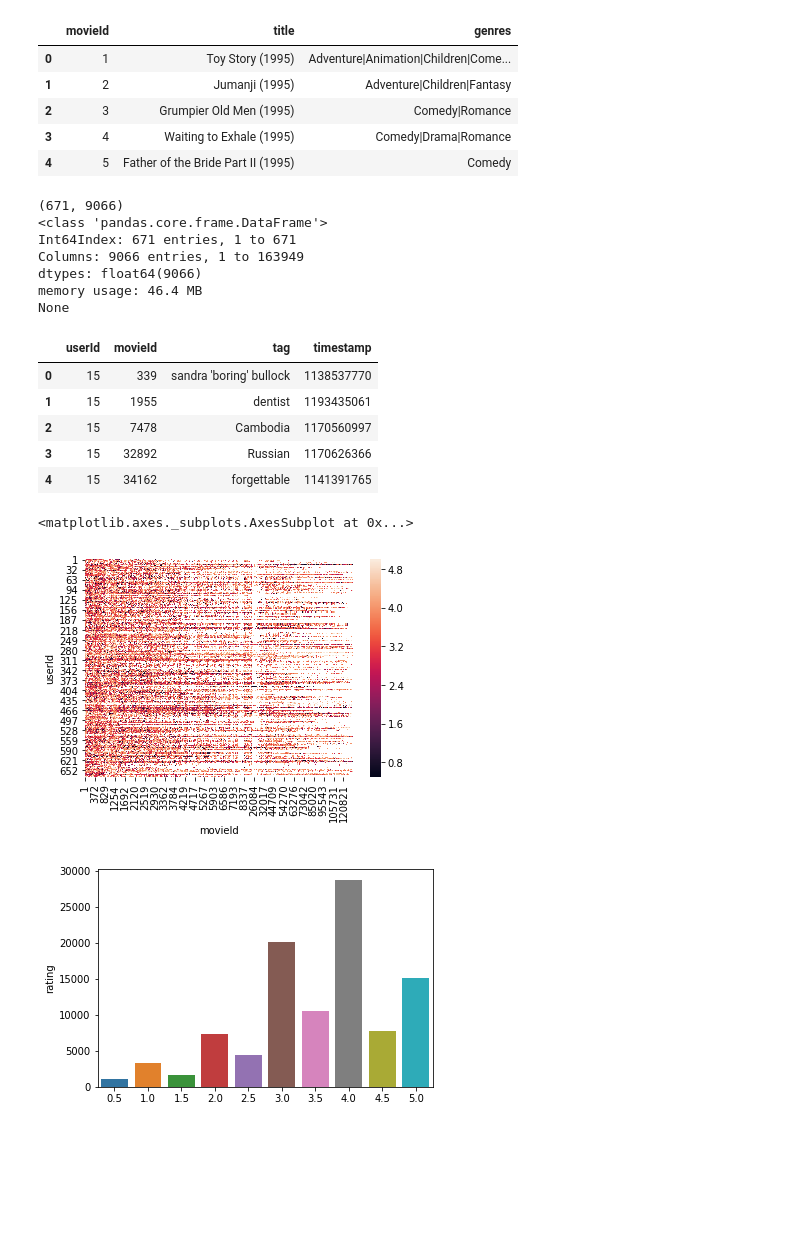
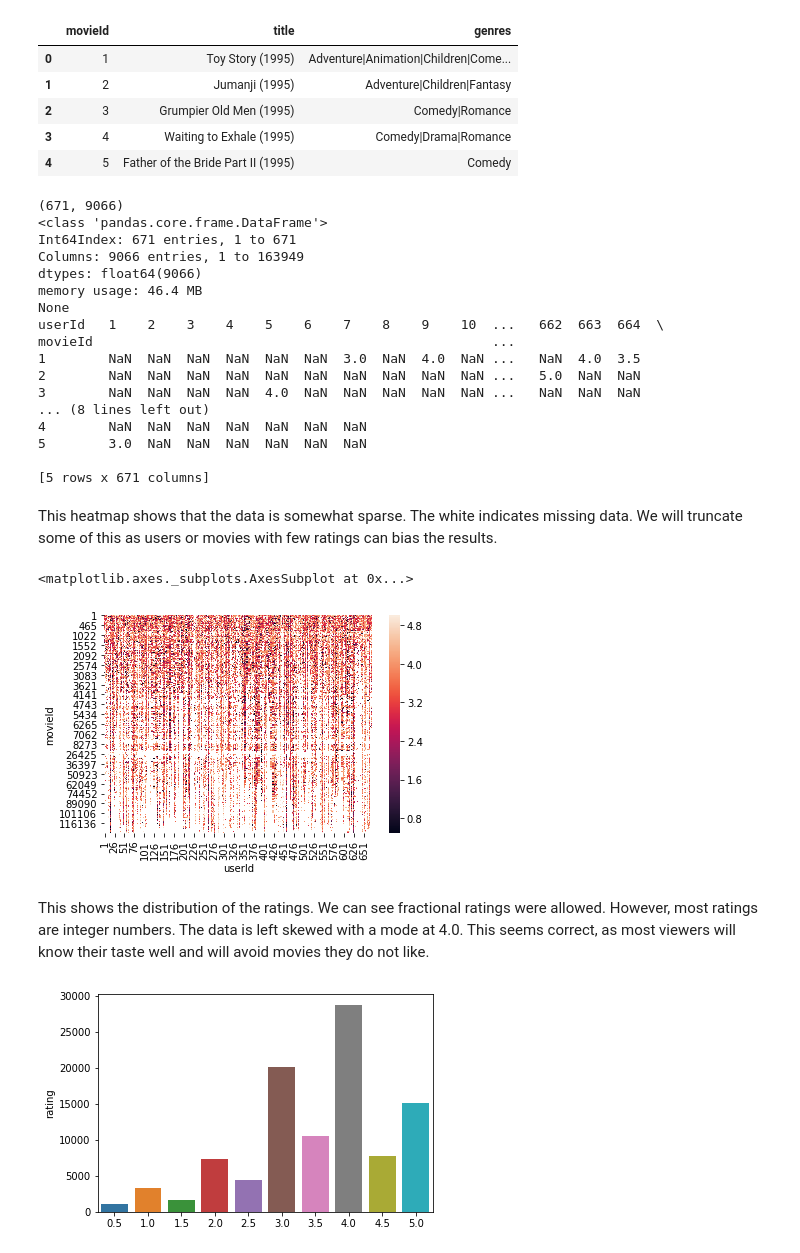
Before and after one commit to ncooper76/DATA_643_Group, a Jupyter notebook: DATA_643_Project2_NCooper.ipynb, the cells around one changed output. Saved outputs shown, nothing was run; the diff lists cells and outputs as text; code cells hidden in the pictures; blank space fills up the shorter version.

```diff
--- a/DATA_643_Project2_NCooper.ipynb
+++ b/DATA_643_Project2_NCooper.ipynb
@@ -26,12 +37,14 @@ movies_df.head()
 | 3 | 4 | Waiting to Exhale (1995) | Comedy|Drama|Romance |
 | 4 | 5 | Father of the Bride Part II (1995) | Comedy |
 # %%
+#These data are what we use to build our space for similarity testing.
 ratings_df = pd.read_csv((path + "\\ratings.csv"))
 ratings_df = ratings_df.drop(['timestamp'], axis=1)
 ratings_wide_df = ratings_df.pivot(index='userId', columns = 'movieId', values = 'rating')
+ratings_wide_trns_df = ratings_df.pivot(index='movieId', columns = 'userId', values = 'rating')
 print(ratings_wide_df.shape)
 print(ratings_wide_df.info())
-#ratings_wide_df.head()
+print(ratings_wide_trns_df.head())
 # %% [output]
 (671, 9066)
 <class 'pandas.core.frame.DataFrame'>
@@ -40,13 +53,17 @@ Columns: 9066 entries, 1 to 163949
 dtypes: float64(9066)
 memory usage: 46.4 MB
 None
+userId   1    2    3    4    5    6    7    8    9    10  ...   662  663  664  \
+movieId                                                   ...
+1        NaN  NaN  NaN  NaN  NaN  NaN  3.0  NaN  4.0  NaN ...   NaN  4.0  3.5
+2        NaN  NaN  NaN  NaN  NaN  NaN  NaN  NaN  NaN  NaN ...   5.0  NaN  NaN
+3        NaN  NaN  NaN  NaN  4.0  NaN  NaN  NaN  NaN  NaN ...   NaN  NaN  NaN
+... (8 lines left out)
+4        NaN  NaN  NaN  NaN  NaN  NaN  NaN
+5        3.0  NaN  NaN  NaN  NaN  NaN  NaN
+
+[5 rows x 671 columns]
 # %%
-tags_df = pd.read_csv((path + "\\tags.csv"))
-tags_df.head()
+#Tags proved no to be useful so they are commented ou for now
+#tags_df = pd.read_csv((path + "\\tags.csv"))
+#tags_df.head()
-# %% [output]
-|  | userId | movieId | tag | timestamp |
-| 0 | 15 | 339 | sandra 'boring' bullock | 1138537770 |
-| 1 | 15 | 1955 | dentist | 1193435061 |
-| 2 | 15 | 7478 | Cambodia | 1170560997 |
-| 3 | 15 | 32892 | Russian | 1170626366 |
-| 4 | 15 | 34162 | forgettable | 1141391765 |
@@ -53,8 +75,12 @@ tags_df.head()
+# %% [markdown]
+This heatmap shows that the data is somewhat sparse. The white indicates missing data. We will truncate some of this as users or movies with few ratings can bias the results.
 # %%
-sns.heatmap(ratings_wide_df)
+sns.heatmap(ratings_wide_trns_df)
 # %% [output]
 <matplotlib.axes._subplots.AxesSubplot at 0x...>
-[figure, old version]
+[figure, new version]
+# %% [markdown]
+This shows the distribution of the ratings. We can see fractional ratings were allowed. However, most ratings are integer numbers. The data is left skewed with a mode at 4.0. This seems correct, as most viewers will know their taste well and will avoid movies they do not like.
 # %%
 sns.barplot(x=ratings_df['rating'].value_counts().index, y=ratings_df['rating'].value_counts())
 plt.show()
```
Also changed, not shown: parts of 33 cells of this notebook.
